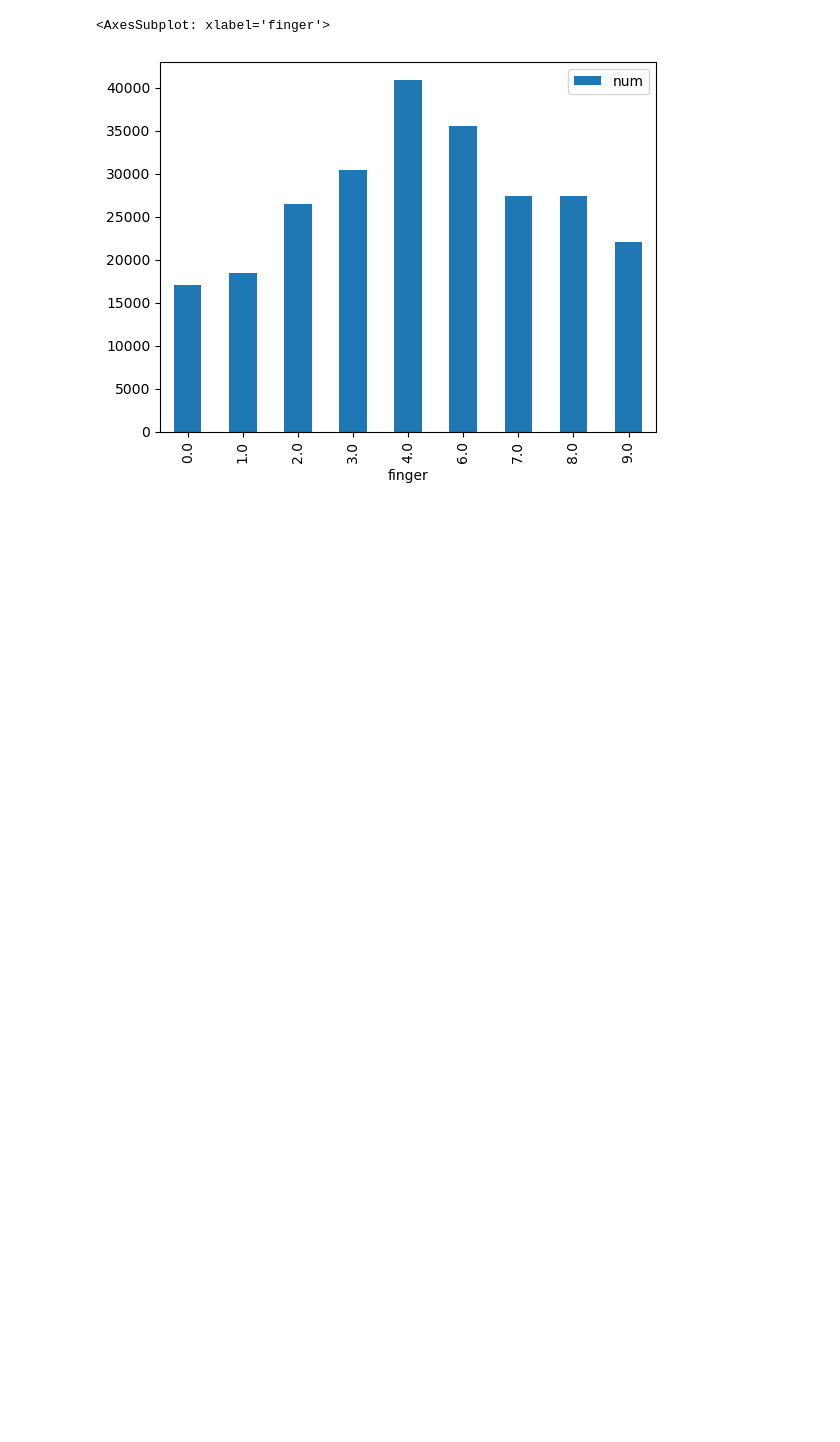
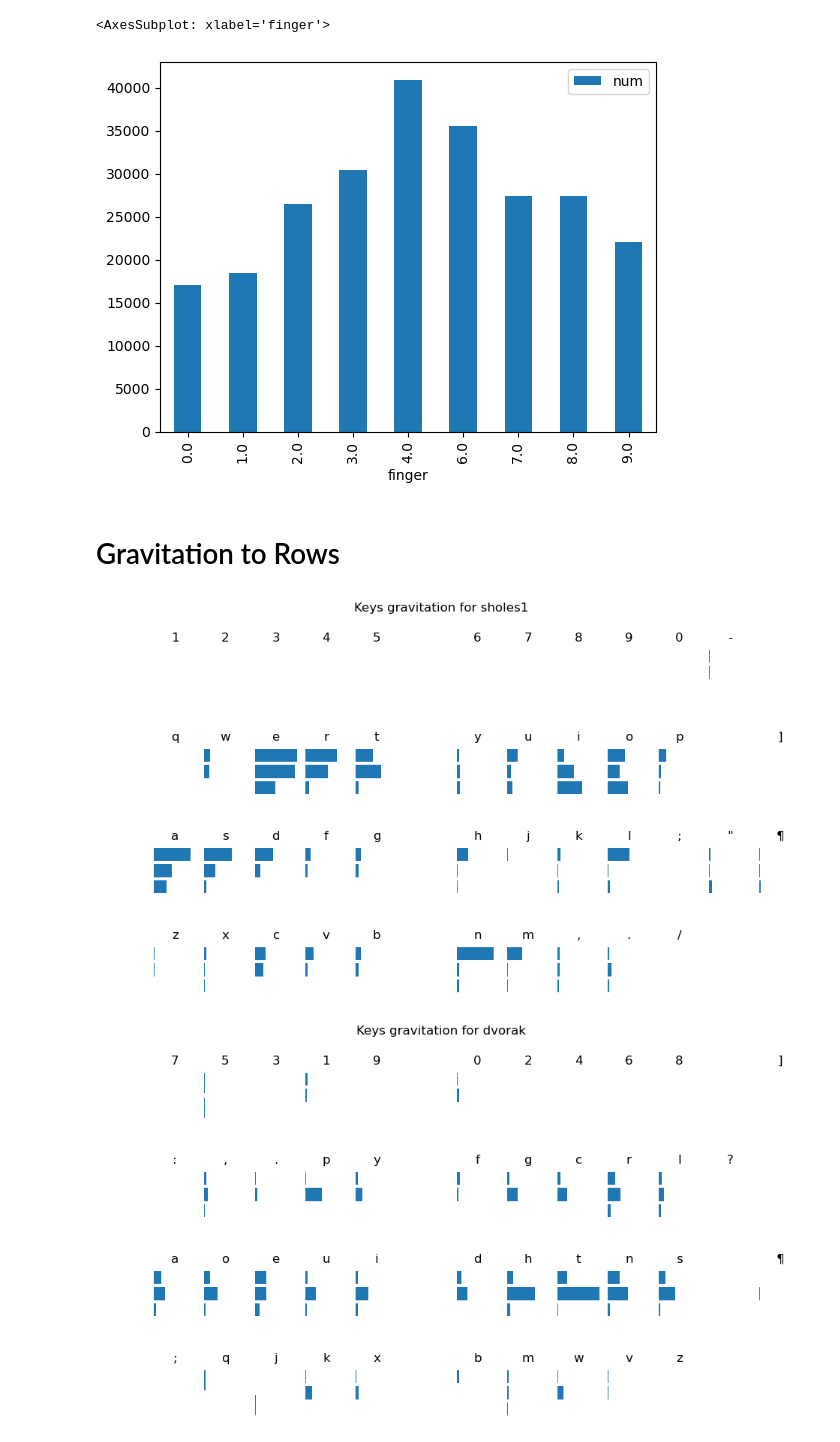
Before and after one commit to culebron/rus-layout-opt, a Jupyter notebook: English Layouts.ipynb, the cells around one changed output. Saved outputs shown, nothing was run; the diff lists cells and outputs as text; code cells hidden in the pictures; blank space fills up the shorter version.

```diff
--- a/English Layouts.ipynb
+++ b/English Layouts.ipynb
@@ -145,3 +195,11 @@ eng_res['dvorak'].bigrams.groupby('finger').agg({'num': 'sum'}).plot.bar()
 # %% [output]
 <AxesSubplot: xlabel='finger'>
 [figure]
+# %% [markdown]
+# Gravitation to Rows
+# %%
+eng_res['sholes1'].display('rows')
+eng_res['dvorak'].display('rows')
+# %% [output]
+[figure, added]
+[figure, added]
```
Also changed, not shown: parts of 9 cells of this notebook, 1 other file.
